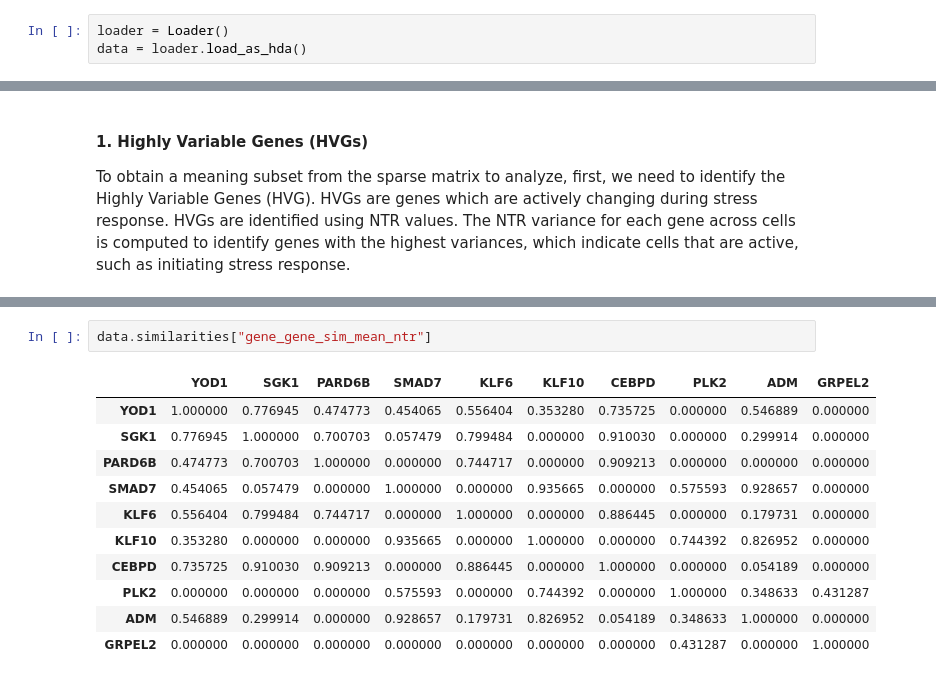
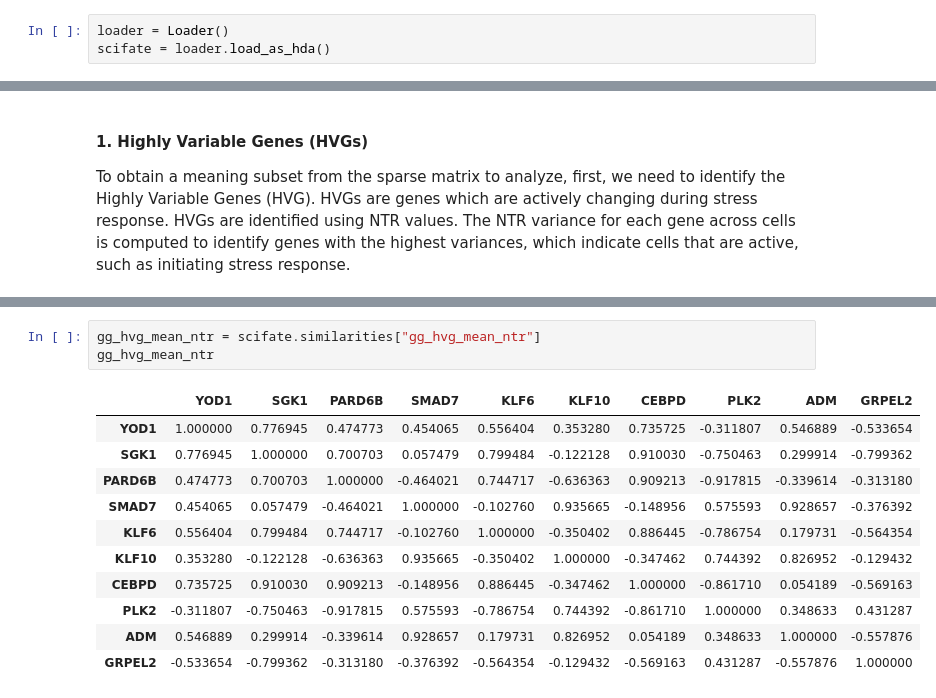
Before and after one commit to csw128/hdadata-package, a Jupyter notebook: src/myhda_ur/Milestone2_test.ipynb, the cells around one changed output, grey strips where cells are left out. Drawn from its saved outputs; the diff is of its cells as text.

```diff
--- a/src/myhda_ur/Milestone2_test.ipynb
+++ b/src/myhda_ur/Milestone2_test.ipynb
@@ -6,4 +4,4 @@ from dynamic_models.selection import get_highly_variable_genes
 # %%
 loader = Loader()
-data = loader.load_as_hda()
+scifate = loader.load_as_hda()
 # %%
@@ -237,14 +220,15 @@ HDAData object with:
 # %%
-data.similarities["gene_gene_sim_mean_ntr"]
+gg_hvg_mean_ntr = scifate.similarities["gg_hvg_mean_ntr"]
+gg_hvg_mean_ntr
 # %% [output]
 |  | YOD1 | SGK1 | PARD6B | SMAD7 | KLF6 | KLF10 | CEBPD | PLK2 | ADM | GRPEL2 |
-| YOD1 | 1.000000 | 0.776945 | 0.474773 | 0.454065 | 0.556404 | 0.353280 | 0.735725 | 0.000000 | 0.546889 | 0.000000 |
-| SGK1 | 0.776945 | 1.000000 | 0.700703 | 0.057479 | 0.799484 | 0.000000 | 0.910030 | 0.000000 | 0.299914 | 0.000000 |
-| PARD6B | 0.474773 | 0.700703 | 1.000000 | 0.000000 | 0.744717 | 0.000000 | 0.909213 | 0.000000 | 0.000000 | 0.000000 |
-| SMAD7 | 0.454065 | 0.057479 | 0.000000 | 1.000000 | 0.000000 | 0.935665 | 0.000000 | 0.575593 | 0.928657 | 0.000000 |
-| KLF6 | 0.556404 | 0.799484 | 0.744717 | 0.000000 | 1.000000 | 0.000000 | 0.886445 | 0.000000 | 0.179731 | 0.000000 |
-| KLF10 | 0.353280 | 0.000000 | 0.000000 | 0.935665 | 0.000000 | 1.000000 | 0.000000 | 0.744392 | 0.826952 | 0.000000 |
-| CEBPD | 0.735725 | 0.910030 | 0.909213 | 0.000000 | 0.886445 | 0.000000 | 1.000000 | 0.000000 | 0.054189 | 0.000000 |
-| PLK2 | 0.000000 | 0.000000 | 0.000000 | 0.575593 | 0.000000 | 0.744392 | 0.000000 | 1.000000 | 0.348633 | 0.431287 |
-| ADM | 0.546889 | 0.299914 | 0.000000 | 0.928657 | 0.179731 | 0.826952 | 0.054189 | 0.348633 | 1.000000 | 0.000000 |
-| GRPEL2 | 0.000000 | 0.000000 | 0.000000 | 0.000000 | 0.000000 | 0.000000 | 0.000000 | 0.431287 | 0.000000 | 1.000000 |
+| YOD1 | 1.000000 | 0.776945 | 0.474773 | 0.454065 | 0.556404 | 0.353280 | 0.735725 | -0.311807 | 0.546889 | -0.533654 |
+| SGK1 | 0.776945 | 1.000000 | 0.700703 | 0.057479 | 0.799484 | -0.122128 | 0.910030 | -0.750463 | 0.299914 | -0.799362 |
+| PARD6B | 0.474773 | 0.700703 | 1.000000 | -0.464021 | 0.744717 | -0.636363 | 0.909213 | -0.917815 | -0.339614 | -0.313180 |
+| SMAD7 | 0.454065 | 0.057479 | -0.464021 | 1.000000 | -0.102760 | 0.935665 | -0.148956 | 0.575593 | 0.928657 | -0.376392 |
+| KLF6 | 0.556404 | 0.799484 | 0.744717 | -0.102760 | 1.000000 | -0.350402 | 0.886445 | -0.786754 | 0.179731 | -0.564354 |
+| KLF10 | 0.353280 | -0.122128 | -0.636363 | 0.935665 | -0.350402 | 1.000000 | -0.347462 | 0.744392 | 0.826952 | -0.129432 |
+| CEBPD | 0.735725 | 0.910030 | 0.909213 | -0.148956 | 0.886445 | -0.347462 | 1.000000 | -0.861710 | 0.054189 | -0.569163 |
+| PLK2 | -0.311807 | -0.750463 | -0.917815 | 0.575593 | -0.786754 | 0.744392 | -0.861710 | 1.000000 | 0.348633 | 0.431287 |
+| ADM | 0.546889 | 0.299914 | -0.339614 | 0.928657 | 0.179731 | 0.826952 | 0.054189 | 0.348633 | 1.000000 | -0.557876 |
+| GRPEL2 | -0.533654 | -0.799362 | -0.313180 | -0.376392 | -0.564354 | -0.129432 | -0.569163 | 0.431287 | -0.557876 | 1.000000 |
```
Also changed, not shown: parts of 44 cells of this notebook, 10 other files.
